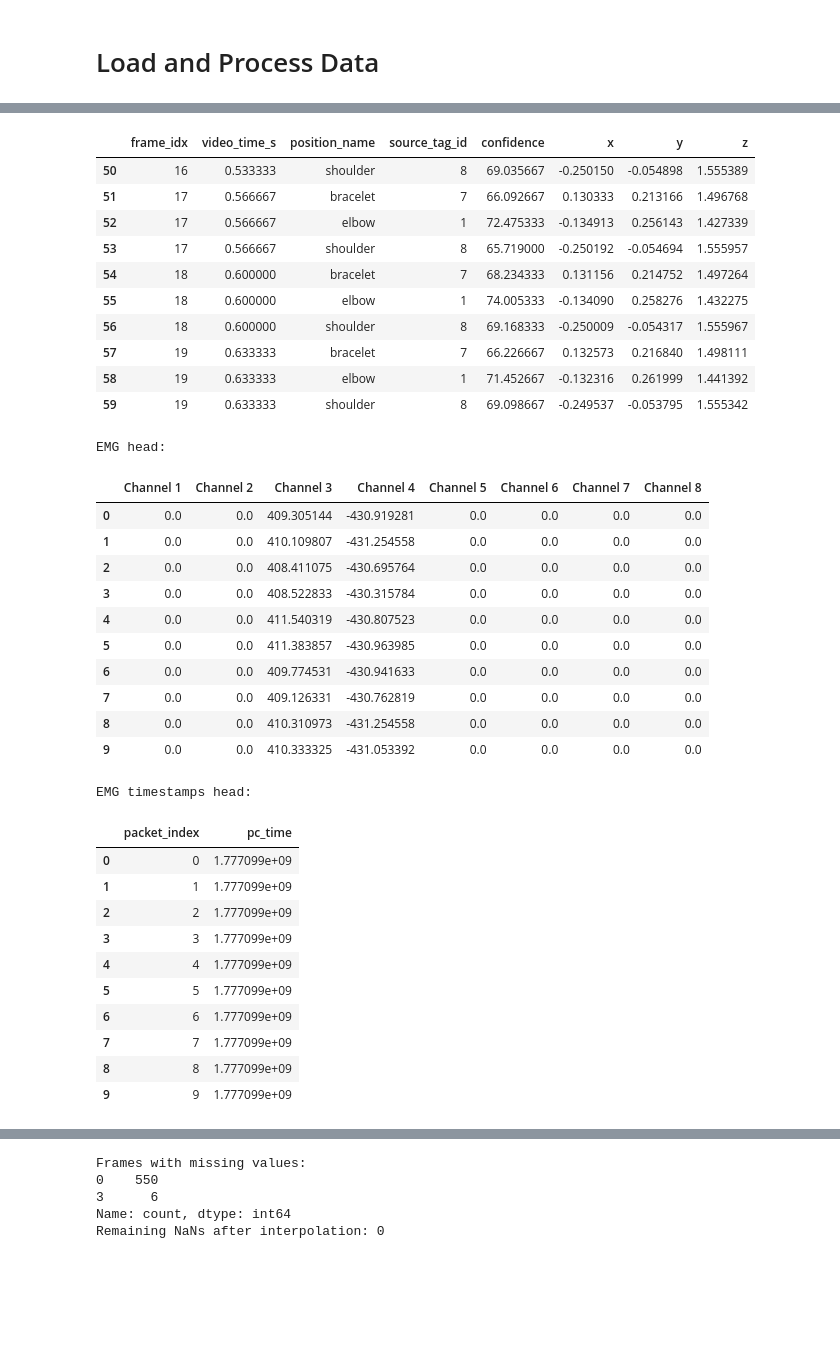
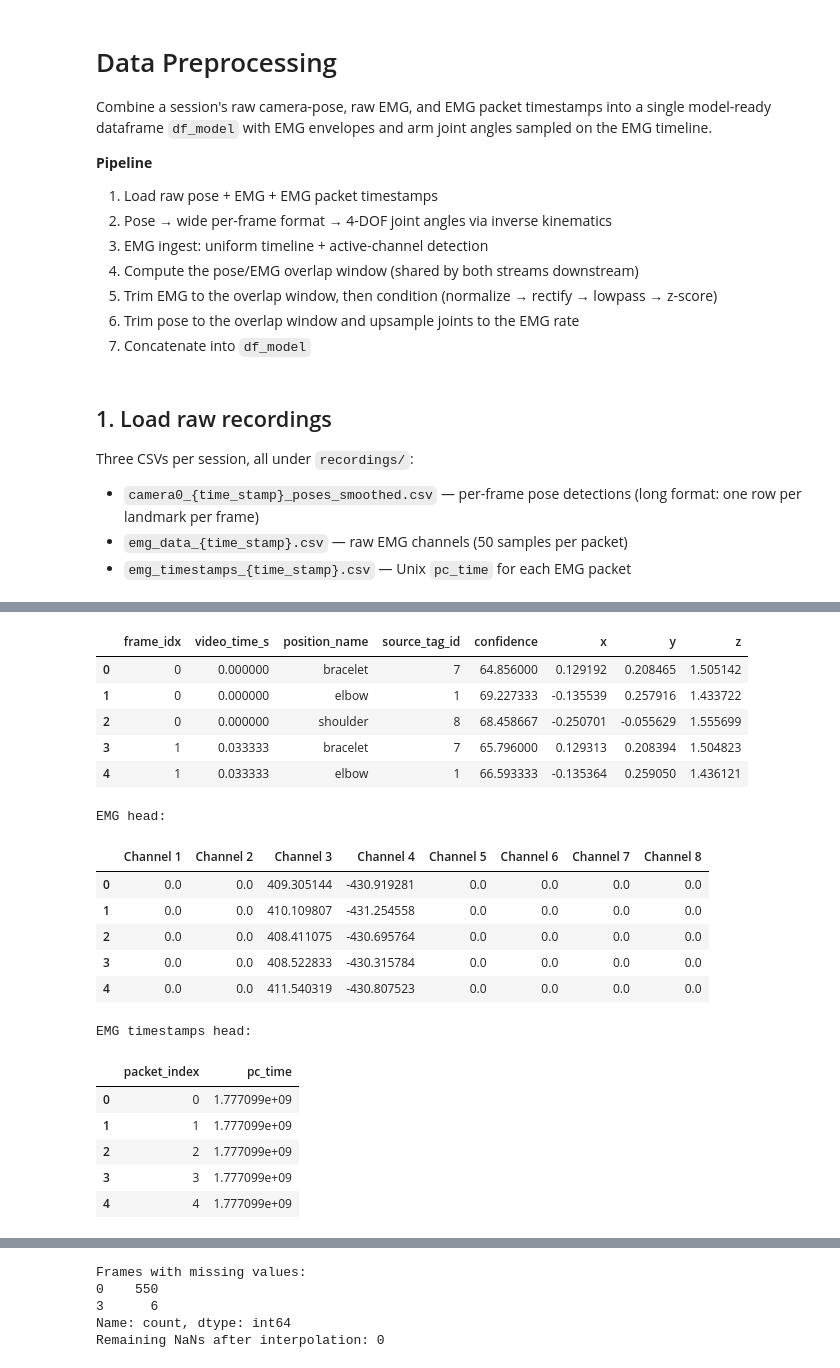
Before and after one commit to hayyazul/BCI-Data-Processing, a Jupyter notebook: data_preprocess.ipynb, the cells around one changed output, grey strips where cells are left out. Cells and saved outputs as stored; diff of their text form; code cells hidden in the pictures; blank space fills up the shorter version.

```diff
--- a/data_preprocess.ipynb
+++ b/data_preprocess.ipynb
@@ -89,2 +1,14 @@ display(joint_angles.head())
-# %% [markdown]
-# Load and Process Data
+# %% [markdown]
+# Data Preprocessing
+
+Combine a session's raw camera-pose, raw EMG, and EMG packet timestamps into a single model-ready dataframe `df_model` with EMG envelopes and arm joint angles sampled on the EMG timeline.
+
+**Pipeline**
+
+1. Load raw pose + EMG + EMG packet timestamps
+2. Pose → wide per-frame format → 4-DOF joint angles via inverse kinematics
+3. EMG ingest: uniform timeline + active-channel detection
+4. Compute the pose/EMG overlap window (shared by both streams downstream)
+5. Trim EMG to the overlap window, then condition (normalize → rectify → lowpass → z-score)
+6. Trim pose to the overlap window and upsample joints to the EMG rate
+7. Concatenate into `df_model`
@@ -91,25 +56,24 @@ display(joint_angles.head())
+# %% [markdown]
+## 1. Load raw recordings
+
+Three CSVs per session, all under `recordings/`:
+
+- `camera0_{time_stamp}_poses_smoothed.csv` — per-frame pose detections (long format: one row per landmark per frame)
+- `emg_data_{time_stamp}.csv` — raw EMG channels (50 samples per packet)
+- `emg_timestamps_{time_stamp}.csv` — Unix `pc_time` for each EMG packet
 # %%
-# File paths (adjust if needed)
-pose_file = f'camera0_{time_stamp}_poses_smoothed.csv'
-emg_file = f'emg_data_{time_stamp}.csv'
-emg_ts_file = f'emg_timestamps_{time_stamp}.csv'  # ts = timestamp
+pose_raw = pd.read_csv(os.path.join(recordings_dir, f'camera0_{time_stamp}_poses_smoothed.csv'))
+emg_raw  = pd.read_csv(os.path.join(recordings_dir, f'emg_data_{time_stamp}.csv'))
+emg_ts   = pd.read_csv(os.path.join(recordings_dir, f'emg_timestamps_{time_stamp}.csv'))
 
-pose_raw = pd.read_csv(os.path.join(recordings_dir, pose_file))
-emg_raw = pd.read_csv(os.path.join(recordings_dir, emg_file))
-emg_ts = pd.read_csv(os.path.join(recordings_dir, emg_ts_file))
+print(f"Pose shape: {pose_raw.shape}")
+print(f"EMG shape: {emg_raw.shape}")
+print(f"EMG timestamps shape: {emg_ts.shape}")
 
 if DISPLAY_INTERMEDIATE:
-    print("Pose shape:", pose_raw.shape)
-    print("EMG shape:", emg_raw.shape)
-    print("EMG timestamps shape:", emg_ts.shape)
-    print("Pose head:")
-    display(pose_raw[50:60])
-
-    print("\nEMG head:")
-    display(emg_raw.head(10))
-
-    print("\nEMG timestamps head:")
-    display(emg_ts.head(10))
+    print("\nPose head:");           display(pose_raw.head())
+    print("\nEMG head:");            display(emg_raw.head())
+    print("\nEMG timestamps head:"); display(emg_ts.head())
 # %% [output]
 Pose shape: (1683, 8)
 EMG shape: (5600, 8)
@@ -117,15 +82,10 @@ EMG timestamps shape: (112, 2)
 Pose head:
 |  | frame_idx | video_time_s | position_name | source_tag_id | confidence | x | y | z |
-| 50 | 16 | 0.533333 | shoulder | 8 | 69.035667 | -0.250150 | -0.054898 | 1.555389 |
-| 51 | 17 | 0.566667 | bracelet | 7 | 66.092667 | 0.130333 | 0.213166 | 1.496768 |
-| 52 | 17 | 0.566667 | elbow | 1 | 72.475333 | -0.134913 | 0.256143 | 1.427339 |
-| 53 | 17 | 0.566667 | shoulder | 8 | 65.719000 | -0.250192 | -0.054694 | 1.555957 |
-| 54 | 18 | 0.600000 | bracelet | 7 | 68.234333 | 0.131156 | 0.214752 | 1.497264 |
-| 55 | 18 | 0.600000 | elbow | 1 | 74.005333 | -0.134090 | 0.258276 | 1.432275 |
-| 56 | 18 | 0.600000 | shoulder | 8 | 69.168333 | -0.250009 | -0.054317 | 1.555967 |
-| 57 | 19 | 0.633333 | bracelet | 7 | 66.226667 | 0.132573 | 0.216840 | 1.498111 |
-| 58 | 19 | 0.633333 | elbow | 1 | 71.452667 | -0.132316 | 0.261999 | 1.441392 |
-| 59 | 19 | 0.633333 | shoulder | 8 | 69.098667 | -0.249537 | -0.053795 | 1.555342 |
+| 0 | 0 | 0.000000 | bracelet | 7 | 64.856000 | 0.129192 | 0.208465 | 1.505142 |
+| 1 | 0 | 0.000000 | elbow | 1 | 69.227333 | -0.135539 | 0.257916 | 1.433722 |
+| 2 | 0 | 0.000000 | shoulder | 8 | 68.458667 | -0.250701 | -0.055629 | 1.555699 |
+| 3 | 1 | 0.033333 | bracelet | 7 | 65.796000 | 0.129313 | 0.208394 | 1.504823 |
+| 4 | 1 | 0.033333 | elbow | 1 | 66.593333 | -0.135364 | 0.259050 | 1.436121 |
 EMG head:
 |  | Channel 1 | Channel 2 | Channel 3 | Channel 4 | Channel 5 | Channel 6 | Channel 7 | Channel 8 |
 | 0 | 0.0 | 0.0 | 409.305144 | -430.919281 | 0.0 | 0.0 | 0.0 | 0.0 |
@@ -133,11 +93,6 @@ EMG head:
 | 2 | 0.0 | 0.0 | 408.411075 | -430.695764 | 0.0 | 0.0 | 0.0 | 0.0 |
 | 3 | 0.0 | 0.0 | 408.522833 | -430.315784 | 0.0 | 0.0 | 0.0 | 0.0 |
 | 4 | 0.0 | 0.0 | 411.540319 | -430.807523 | 0.0 | 0.0 | 0.0 | 0.0 |
-| 5 | 0.0 | 0.0 | 411.383857 | -430.963985 | 0.0 | 0.0 | 0.0 | 0.0 |
-| 6 | 0.0 | 0.0 | 409.774531 | -430.941633 | 0.0 | 0.0 | 0.0 | 0.0 |
-| 7 | 0.0 | 0.0 | 409.126331 | -430.762819 | 0.0 | 0.0 | 0.0 | 0.0 |
-| 8 | 0.0 | 0.0 | 410.310973 | -431.254558 | 0.0 | 0.0 | 0.0 | 0.0 |
-| 9 | 0.0 | 0.0 | 410.333325 | -431.053392 | 0.0 | 0.0 | 0.0 | 0.0 |
 EMG timestamps head:
 |  | packet_index | pc_time |
 | 0 | 0 | 1.777099e+09 |
@@ -145,8 +100,3 @@ EMG timestamps head:
 | 2 | 2 | 1.777099e+09 |
 | 3 | 3 | 1.777099e+09 |
 | 4 | 4 | 1.777099e+09 |
-| 5 | 5 | 1.777099e+09 |
-| 6 | 6 | 1.777099e+09 |
-| 7 | 7 | 1.777099e+09 |
-| 8 | 8 | 1.777099e+09 |
-| 9 | 9 | 1.777099e+09 |
```
Also changed, not shown: parts of 27 cells of this notebook, 19 other files.
